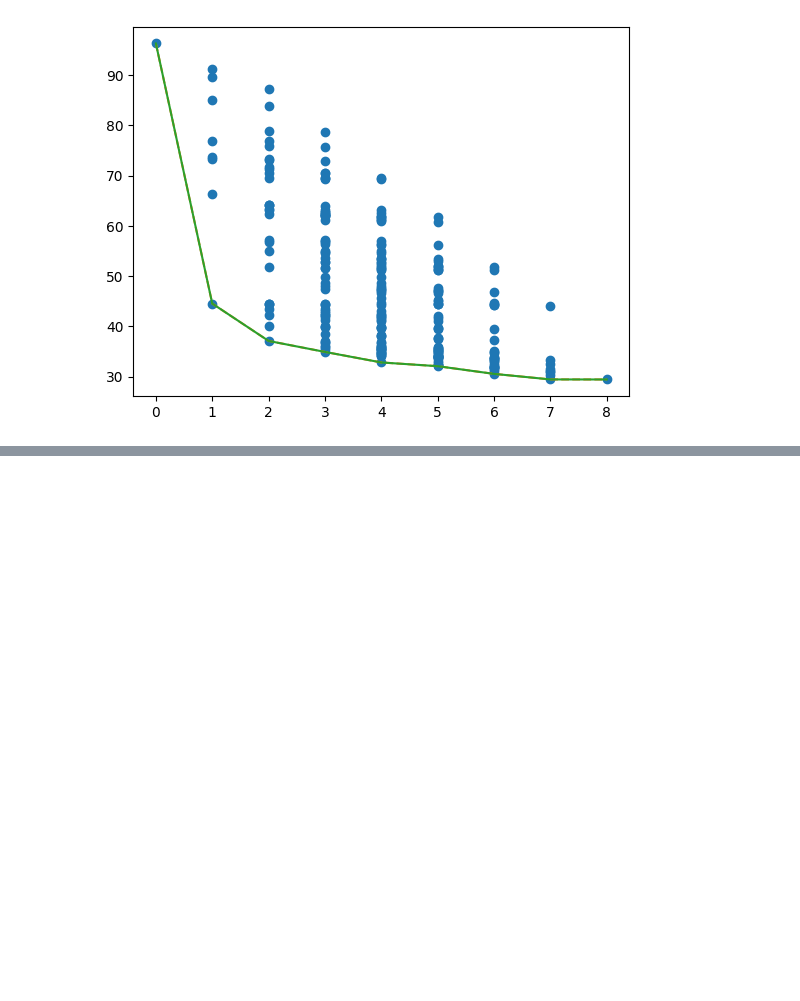
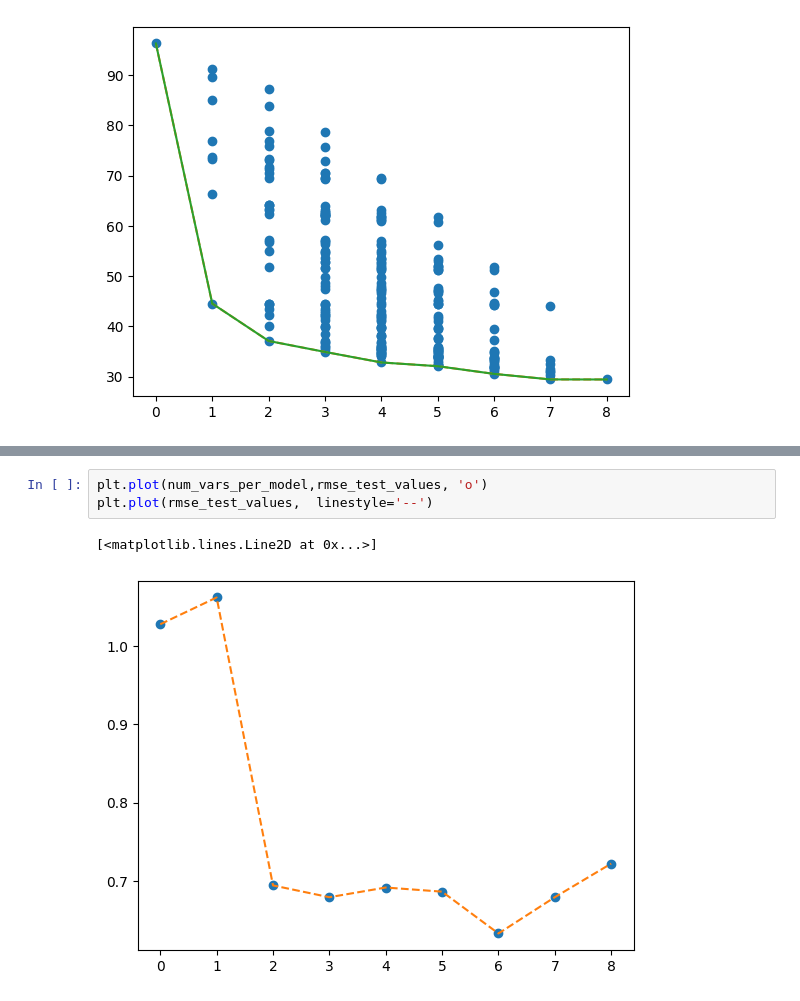
Before and after one commit to gonarec/statistical_learn, a Jupyter notebook: sl-ex3-prostatecancer-arragoni.ipynb, the cells around one changed output, grey strips where cells are left out. Saved outputs shown, nothing was run; the diff lists cells and outputs as text; blank space fills up the shorter version.

```diff
--- a/sl-ex3-prostatecancer-arragoni.ipynb
+++ b/sl-ex3-prostatecancer-arragoni.ipynb
@@ -317,0 +414,6 @@ plt.plot(modelsBS_SSR_train)
+# %%
+plt.plot(num_vars_per_model,rmse_test_values, 'o')
+plt.plot(rmse_test_values,  linestyle='--')
+# %% [output]
+[<matplotlib.lines.Line2D at 0x...>]
+[figure, added]
```
Also changed, not shown: parts of 3 cells of this notebook.
